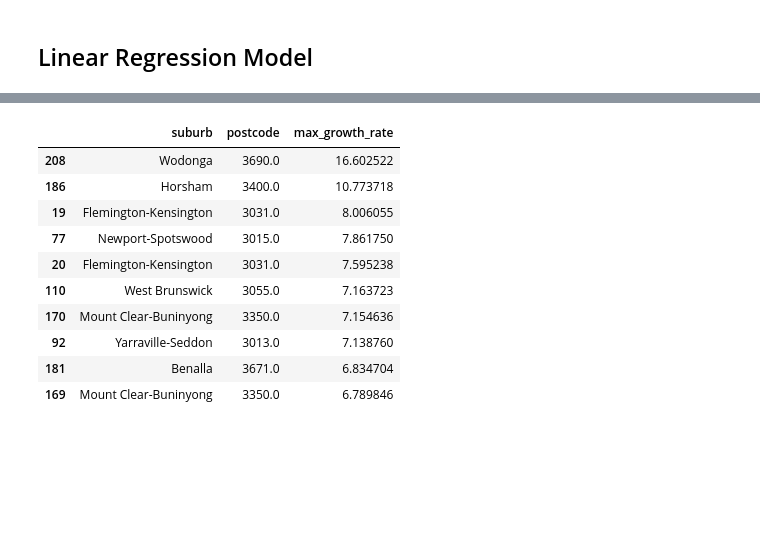
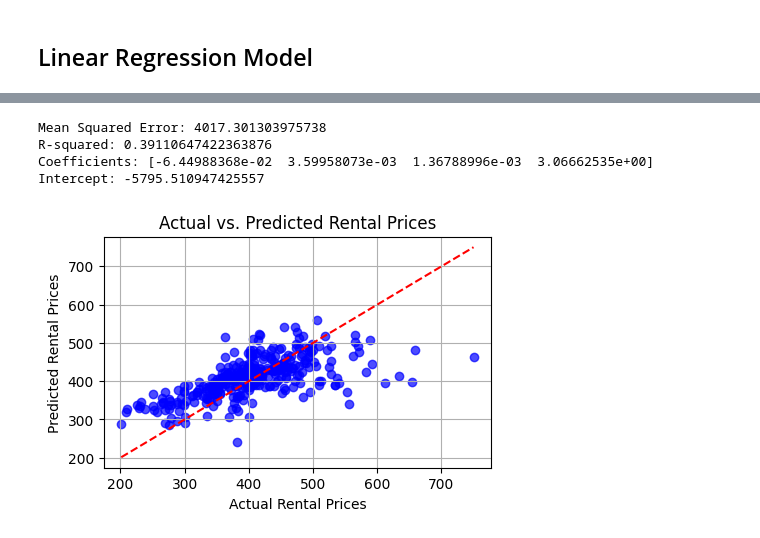
Before and after one commit to MAST30034-AppliedDataScience/project-2-group-real-estate-industry-project-7, a Jupyter notebook: models/model.ipynb, the cells around one changed output, grey strips where cells are left out. Saved outputs shown, nothing was run; the diff lists cells and outputs as text; code cells hidden in the pictures; blank space fills up the shorter version.

```diff
--- a/models/model.ipynb
+++ b/models/model.ipynb
@@ -2,0 +67,5 @@
+# %%
+df_filtered = comb_df.loc[:, ~comb_df.columns.str.contains('count')]
+df_filtered = df_filtered.loc[:, ~df_filtered.columns.str.contains('median_growth')]
+# df_filtered.drop(columns=['SA2 code', 'SA2 name','average_income', 'income_growth_rate', 'population_growth_rate','suburb', 'affluence_index', 'geometry','SA2', 'SA2 NAME'],inplace=True)
+df_filtered.columns
@@ -73,19 +250,46 @@ print(df_linear.head(3))
-# %%
-# Find the maximum growth rate for each suburb
-df_linear['max_growth_rate'] = df_linear[['2025_rent_median_growth','2026_rent_median_growth','2027_rent_median_growth',
-                                 '2028_rent_median_growth', '2029_rent_median_growth']].mean(axis=1) * 100
-# Get the top 10 suburbs with the highest predicted growth rate top 10 suburbs
-top_10_suburbs = df_linear.nlargest(10, 'max_growth_rate')[['suburb', 'postcode', 'max_growth_rate']]
-top_10_suburbs
-# %% [output]
-|  | suburb | postcode | max_growth_rate |
-| 208 | Wodonga | 3690.0 | 16.602522 |
-| 186 | Horsham | 3400.0 | 10.773718 |
-| 19 | Flemington-Kensington | 3031.0 | 8.006055 |
-| 77 | Newport-Spotswood | 3015.0 | 7.861750 |
-| 20 | Flemington-Kensington | 3031.0 | 7.595238 |
-| 110 | West Brunswick | 3055.0 | 7.163723 |
-| 170 | Mount Clear-Buninyong | 3350.0 | 7.154636 |
-| 92 | Yarraville-Seddon | 3013.0 | 7.138760 |
-| 181 | Benalla | 3671.0 | 6.834704 |
-| 169 | Mount Clear-Buninyong | 3350.0 | 6.789846 |
+# %%
+import pandas as pd
+from sklearn.model_selection import train_test_split
+from sklearn.linear_model import LinearRegression
+from sklearn.ensemble import RandomForestRegressor
+from sklearn.metrics import mean_squared_error, r2_score
+
+X = df_merged[['postcode','income', 'population','year']]  # Features
+y = df_merged['rent_price']               # Target variable
+
+X_train, X_test, y_train, y_test = train_test_split(X, y, test_size=0.2, random_state=42)
+
+model = LinearRegression()
+model.fit(X_train, y_train)
+
+lm_pred = model.predict(X_test)
+
+mse = mean_squared_error(y_test, lm_pred)
+r2 = r2_score(y_test, lm_pred)
+
+print("Mean Squared Error:", mse)
+print("R-squared:", r2)
+
+print("Coefficients:", model.coef_)
+print("Intercept:", model.intercept_)
+# %% [output]
+Mean Squared Error: 4017.301303975738
+R-squared: 0.39110647422363876
+Coefficients: [-6.44988368e-02  3.59958073e-03  1.36788996e-03  3.06662535e+00]
+Intercept: -5795.510947425557
+# %%
+import matplotlib.pyplot as plt
+import seaborn as sns
+import numpy as np
+
+
+plt.figure(figsize=(5, 3))
+plt.scatter(y_test, lm_pred, color='blue', alpha=0.7)
+plt.plot([y_test.min(), y_test.max()], [y_test.min(), y_test.max()], '--r')  # 45-degree line
+plt.title('Actual vs. Predicted Rental Prices')
+plt.xlabel('Actual Rental Prices')
+plt.ylabel('Predicted Rental Prices')
+plt.grid()
+plt.show()
+# %% [output]
+[figure, added]
```
Also changed, not shown: parts of 29 cells of this notebook, 2 other files.
